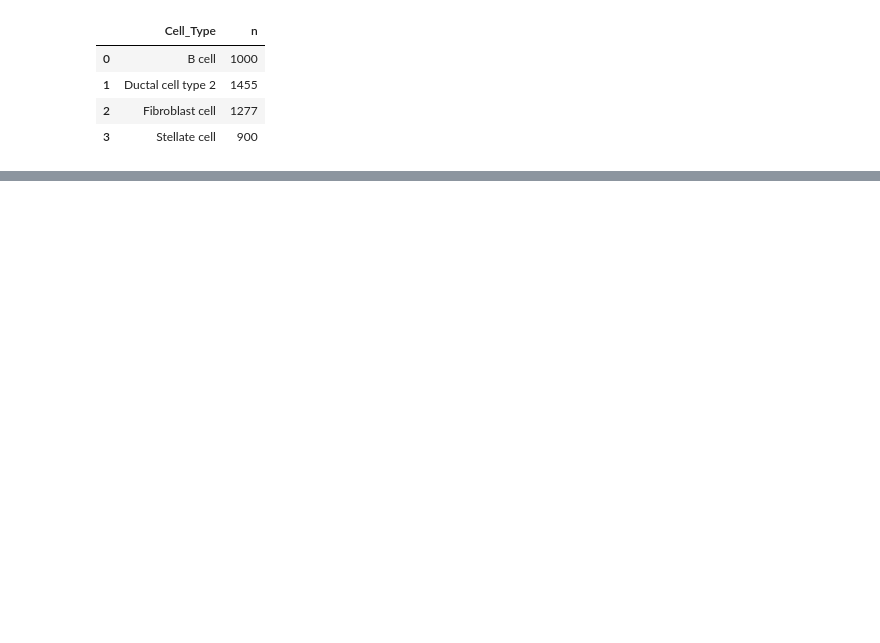
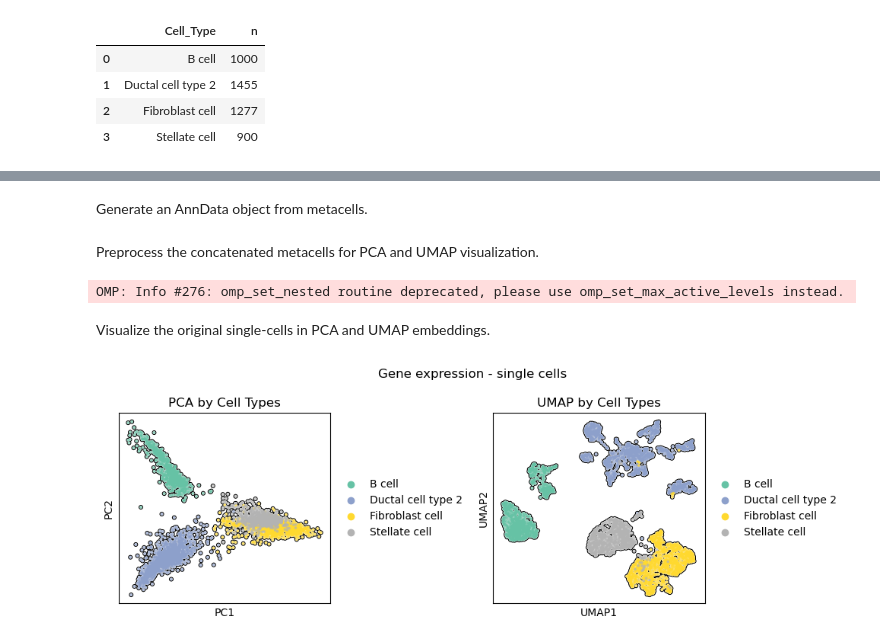
Before and after one commit to alevax/pyviper, a Jupyter notebook: docs/Tutorial-3.ipynb, the cells around one changed output, grey strips where cells are left out. Cells and saved outputs as stored; diff of their text form; code cells hidden in the pictures; blank space fills up the shorter version.

```diff
--- a/docs/Tutorial-3.ipynb
+++ b/docs/Tutorial-3.ipynb
@@ -207,0 +300,53 @@ Now, the metacell datasets can be used to build ARACNe3 networks which can then
+# %%
+# Dictionary mapping index prefixes to cell types
+cell_type_map = {
+    'B': 'B cell',
+    'Ductal': 'Ductal cell type 2',
+    'Fibroblast': 'Fibroblast cell',
+    'Stellate': 'Stellate cell'
+}
+
+# Generate the "Cell_Type" column based on the index
+cell_types = [cell_type_map[index.split('_')[0]] for index in metacells_df.index]
+
+# metacell observation dataframe
+observation_df = pd.DataFrame({'Cell_Type': cell_types}, index=metacells_df.index)
+# %% [markdown]
+Generate an AnnData object from metacells.
+# %%
+adata_metacell = anndata.AnnData(X=metacells_df, obs=observation_df)
+# %% [markdown]
+Preprocess the concatenated metacells for PCA and UMAP visualization.
+# %%
+adata_metacell.raw = adata_metacell
+
+sc.pp.normalize_total(adata_metacell, inplace=True,target_sum=1e4)
+sc.pp.log1p(adata_metacell)
+sc.pp.highly_variable_genes(adata_metacell, flavor="seurat", n_top_genes=3000, inplace=True)
+
+sc.pp.scale(adata_metacell)
+
+sc.tl.pca(adata_metacell, svd_solver='arpack', random_state=0)
+sc.pp.neighbors(adata_metacell, n_neighbors=15, n_pcs=30)
+sc.tl.umap(adata_metacell)
+# %% [output]
+OMP: Info #276: omp_set_nested routine deprecated, please use omp_set_max_active_levels instead.
+# %% [markdown]
+Visualize the original single-cells in PCA and UMAP embeddings.
+# %%
+sc.pp.neighbors(adata_gExpr, n_neighbors=15, n_pcs=30)
+sc.tl.umap(adata_gExpr)
+
+fig, axs = plt.subplots(1, 2, figsize=(10, 3.5))
+
+with rc_context({'figure.figsize': (3.5, 3.5)}):
+    sc.pl.pca(adata_gExpr, color="Cell_Type", use_raw=False, palette="Set2", title="PCA by Cell Types", add_outline=True, ax=axs[0], show=False)
+with rc_context({'figure.figsize': (3.5, 3.5)}):
+    sc.pl.umap(adata_gExpr, color="Cell_Type", use_raw=False, palette="Set2", title="UMAP by Cell Types", add_outline=True, ax=axs[1], show=False)
+
+plt.suptitle("Gene expression - single cells")
+plt.tight_layout()
+
+plt.show()
+# %% [output]
+[figure, added]
```
Also changed, not shown: parts of 72 cells of this notebook, 1 other file.
